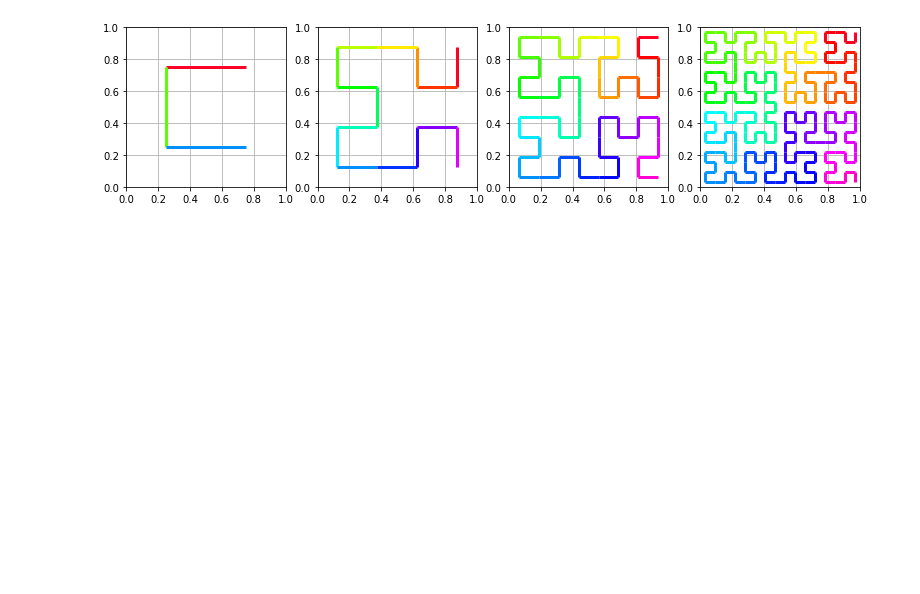
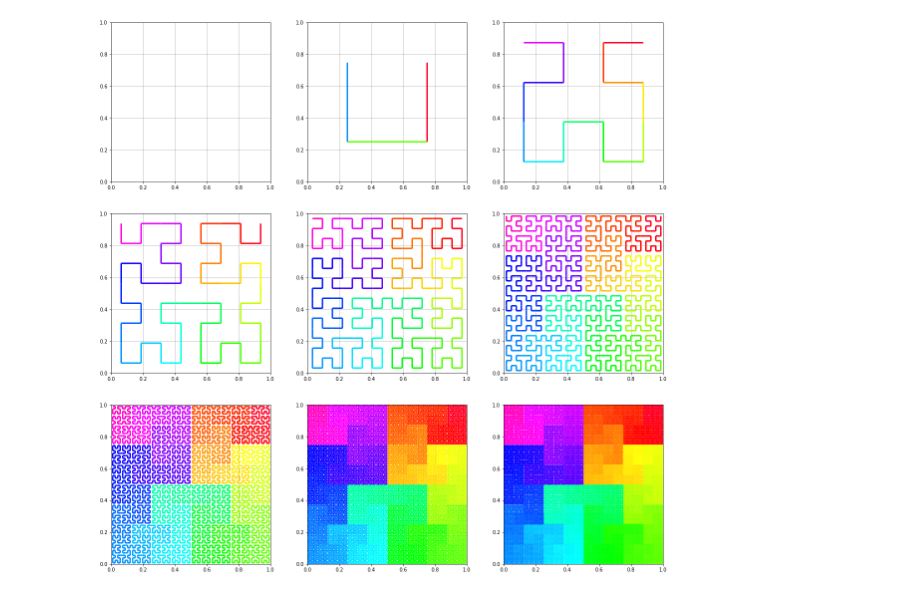
Before and after one commit to rdkr/notebooks, a Jupyter notebook: hilbert_curves.ipynb, the cells around one changed output. Cells and saved outputs as stored; diff of their text form; code cells hidden in the pictures; blank space fills up the shorter version.

Commit message:
update plots

```diff
--- a/hilbert_curves.ipynb
+++ b/hilbert_curves.ipynb
@@ -114,23 +114,20 @@ class Quadrent:
 # %%
 %matplotlib inline
 
 def plots_2d(orientation, n):
 
     plt.figure(figsize=(20, 20))
-    plt.subplot(1, n, 1)
 
-
-    for x in range(1, n):
-        plt.subplot(1, n+1, x+1)
-        Quadrent((0, 0), (1, 1), orientation, x).plot_2d()
+    for x in range(1, n+1):
+        plt.subplot(np.ceil(n/3), 3, x)
+        Quadrent((0, 0), (1, 1), orientation, x-1).plot_2d()
 
     plt.show()
 
 
-for x in range(1):
-    plots_2d(x, 5)
+plots_2d(1, 9)
 # %% [output]
-[figure, old version]
+[figure, new version]
 # %%
 %matplotlib inline
 
```
Also changed, not shown: parts of 1 cell of this notebook.
